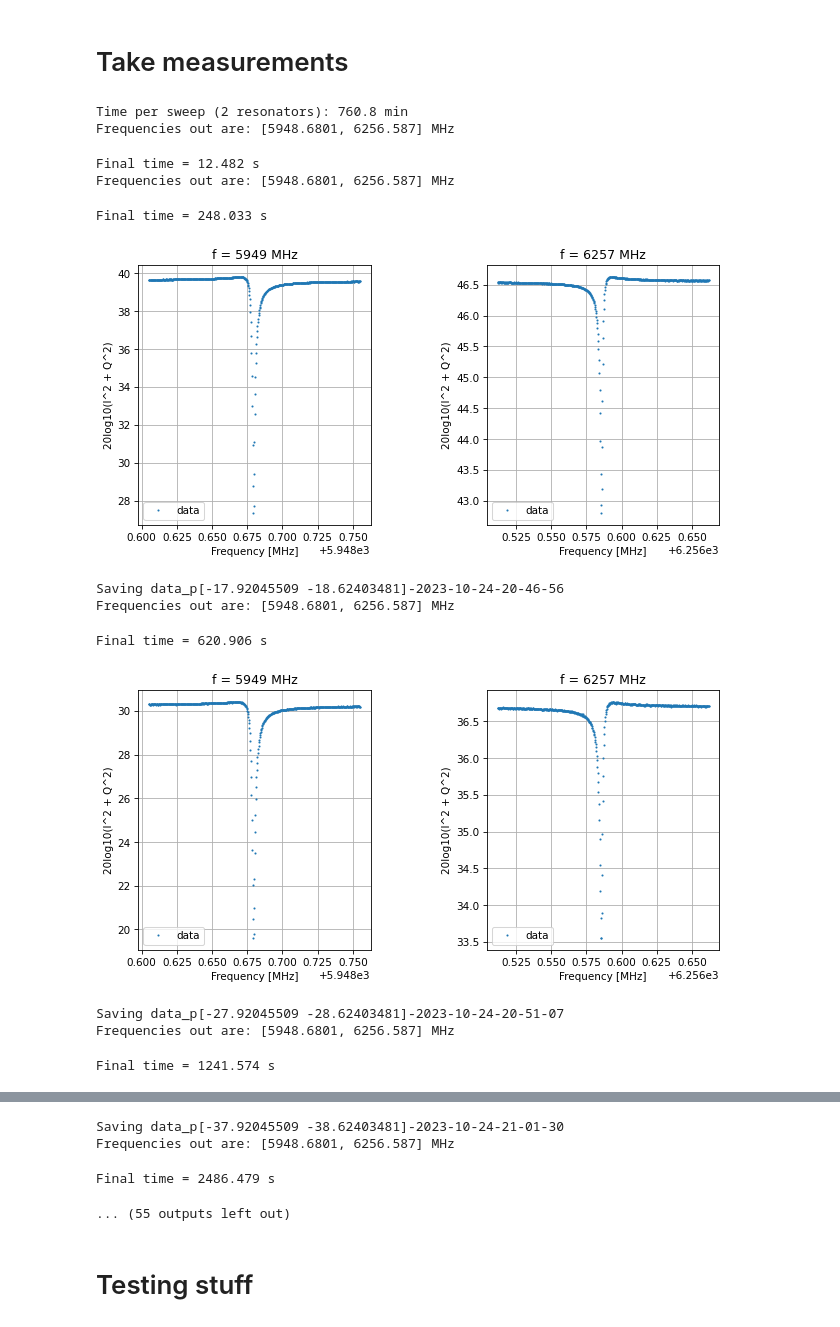
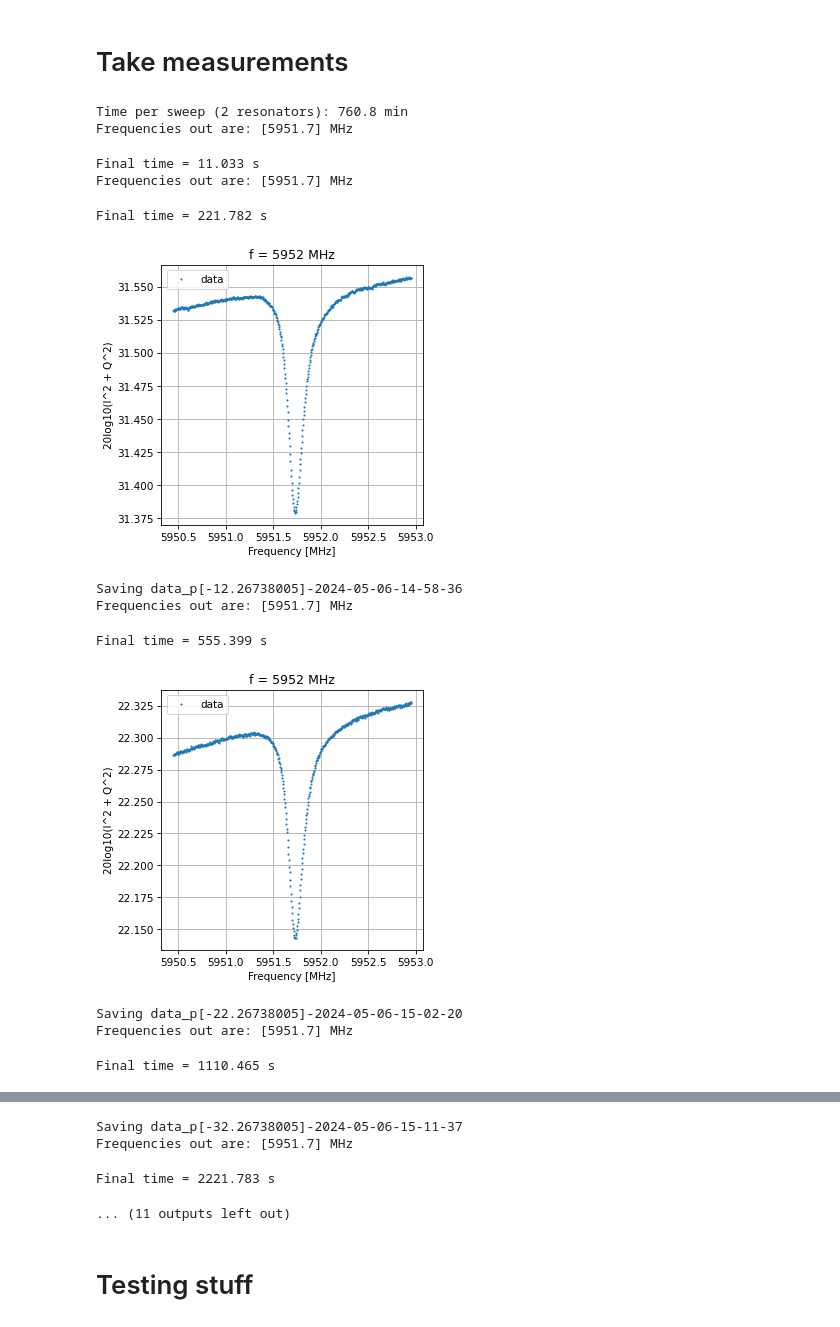
Before and after one commit to houcklab/HouckLab_QICK, a Jupyter notebook: WorkingProjects/QM_Team/resonator_measurements/template_notebooks/power-sweep.ipynb, the cells around one changed output, grey strips where cells are left out. Drawn from its saved outputs; the diff is of its cells as text; code cells hidden in the pictures.

```diff
--- a/WorkingProjects/QM_Team/resonator_measurements/template_notebooks/power-sweep.ipynb
+++ b/WorkingProjects/QM_Team/resonator_measurements/template_notebooks/power-sweep.ipynb
@@ -26,5 +24,5 @@ Could not import QickSoc: No module named 'pynq'
 # %%
 # Instantiate RFSoC
-soc,soccfg=makeProxy('192.168.1.13')
+soc,soccfg=makeProxy('192.168.1.11')
 print(soccfg)
 # %% [output]
@@ -50,38 +52,39 @@ QICK configuration:
 # %%
 # Read in sweep initial confirguration from yaml file
-setup_file_name='2023-10-19_cooldown_setup.yaml'
-setup_file_location = os.path.join('..','..','power_sweep','setup_files',setup_file_name)
-dBm_lookup_file=r'C:\Users\my\Documents\GitHub\ZCU216\res_dev\dBm_lookup\13_atten-channel-4_1-goldT-amp_2023-08-30.npz'
-channel_number=4
+setup_file_name='2024-04-19_cooldown_setup.yaml'
+setup_file_location = os.path.join('..','power_sweep','setup_files',setup_file_name)
+dBm_lookup_file=r'C:\Users\my\Documents\GitHub\ZCU216\res_dev\dBm_lookup\11_atten-channel-2_rack-setup_2024-03-08.npz'
+channel_number = 2
 
 stream = open(setup_file_location, 'r')
 setupDict = yaml.full_load(stream)
 stream.close()
 
 # select which chip to measure
-chipDict = setupDict['2023-10-10_TAHP02_Au_StarCryo230518-1+8nm']
+chipDict = setupDict['2024-04-15_TAHP02_Al2O3_Ta-Au-300nm_01']
 printSweepTime(chipDict,dBm_lookup_file)
 # %% [output]
 Time per sweep (2 resonators): 760.8 min
 # %% [markdown]
 # Take measurements
 # %%
+time.sleep(60*60)
 start_time = time.time()
 run_power_sweep(soc,soccfg,chipDict,dBm_lookup_file,channel_number)
 end_time = time.time()
 print('Time for measurement:')
 print(datetime.timedelta(seconds=end_time-start_time))
 # %% [output]
 Time per sweep (2 resonators): 760.8 min
-Frequencies out are: [5948.6801, 6256.587] MHz
+Frequencies out are: [5951.7] MHz
-Final time = 12.482 s
-Frequencies out are: [5948.6801, 6256.587] MHz
+Final time = 11.033 s
+Frequencies out are: [5951.7] MHz
-Final time = 248.033 s
+Final time = 221.782 s
-[figure, old version]
+[figure, new version]
-Saving data_p[-17.92045509 -18.62403481]-2023-10-24-20-46-56
-Frequencies out are: [5948.6801, 6256.587] MHz
+Saving data_p[-12.26738005]-2024-05-06-14-58-36
+Frequencies out are: [5951.7] MHz
-Final time = 620.906 s
+Final time = 555.399 s
-[figure, old version]
+[figure, new version]
-Saving data_p[-27.92045509 -28.62403481]-2023-10-24-20-51-07
-Frequencies out are: [5948.6801, 6256.587] MHz
+Saving data_p[-22.26738005]-2024-05-06-15-02-20
+Frequencies out are: [5951.7] MHz
-Final time = 1241.574 s
+Final time = 1110.465 s
@@ -89,7 +92,7 @@ Final time = 1241.574 s
-Saving data_p[-37.92045509 -38.62403481]-2023-10-24-21-01-30
-Frequencies out are: [5948.6801, 6256.587] MHz
+Saving data_p[-32.26738005]-2024-05-06-15-11-37
+Frequencies out are: [5951.7] MHz
-Final time = 2486.479 s
+Final time = 2221.783 s
-... (55 outputs left out)
+... (11 outputs left out)
 # %% [markdown]
 # Testing stuff
 # %%
```
Also changed, not shown: parts of 4 cells of this notebook, 30 other files.
